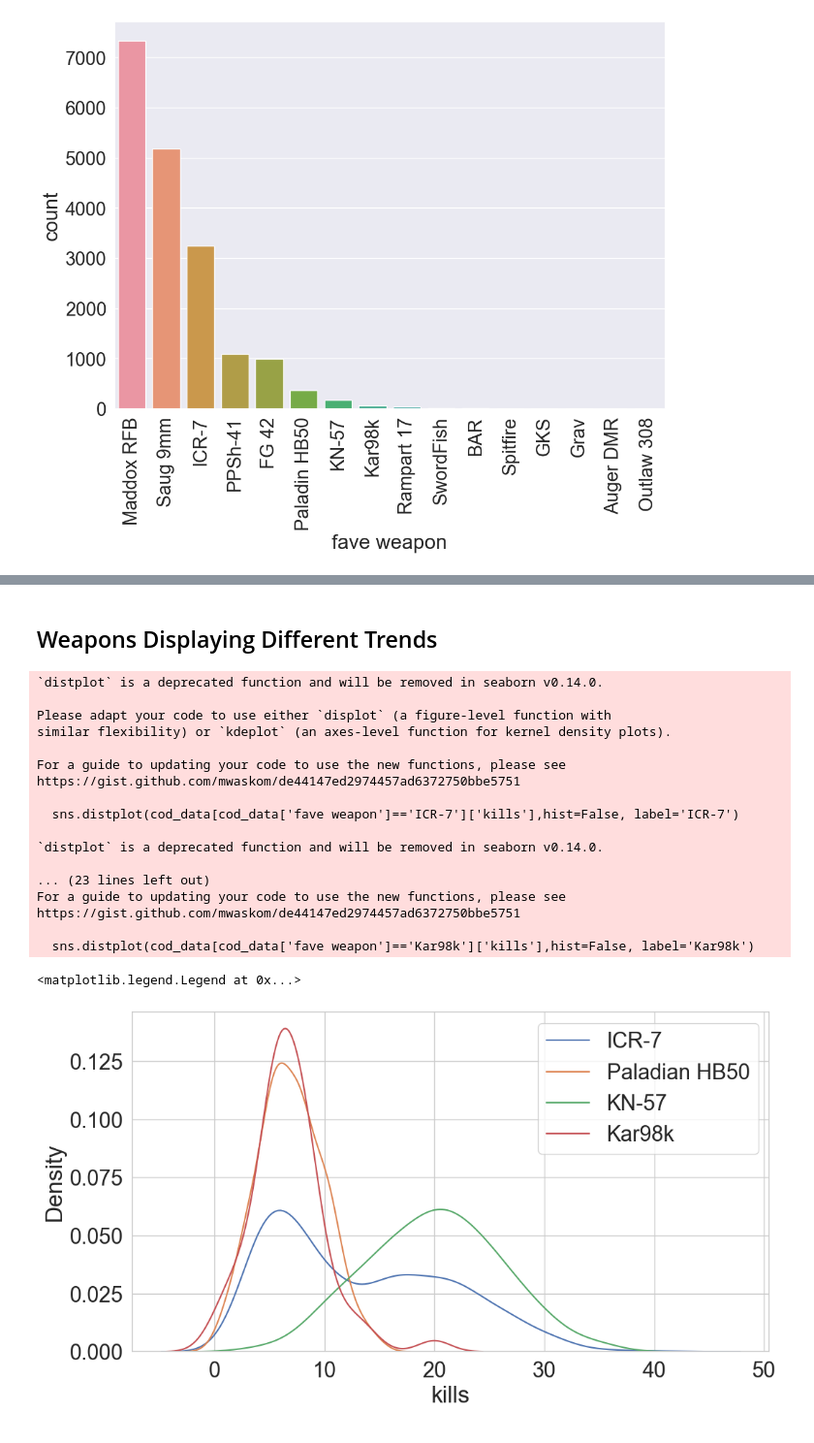
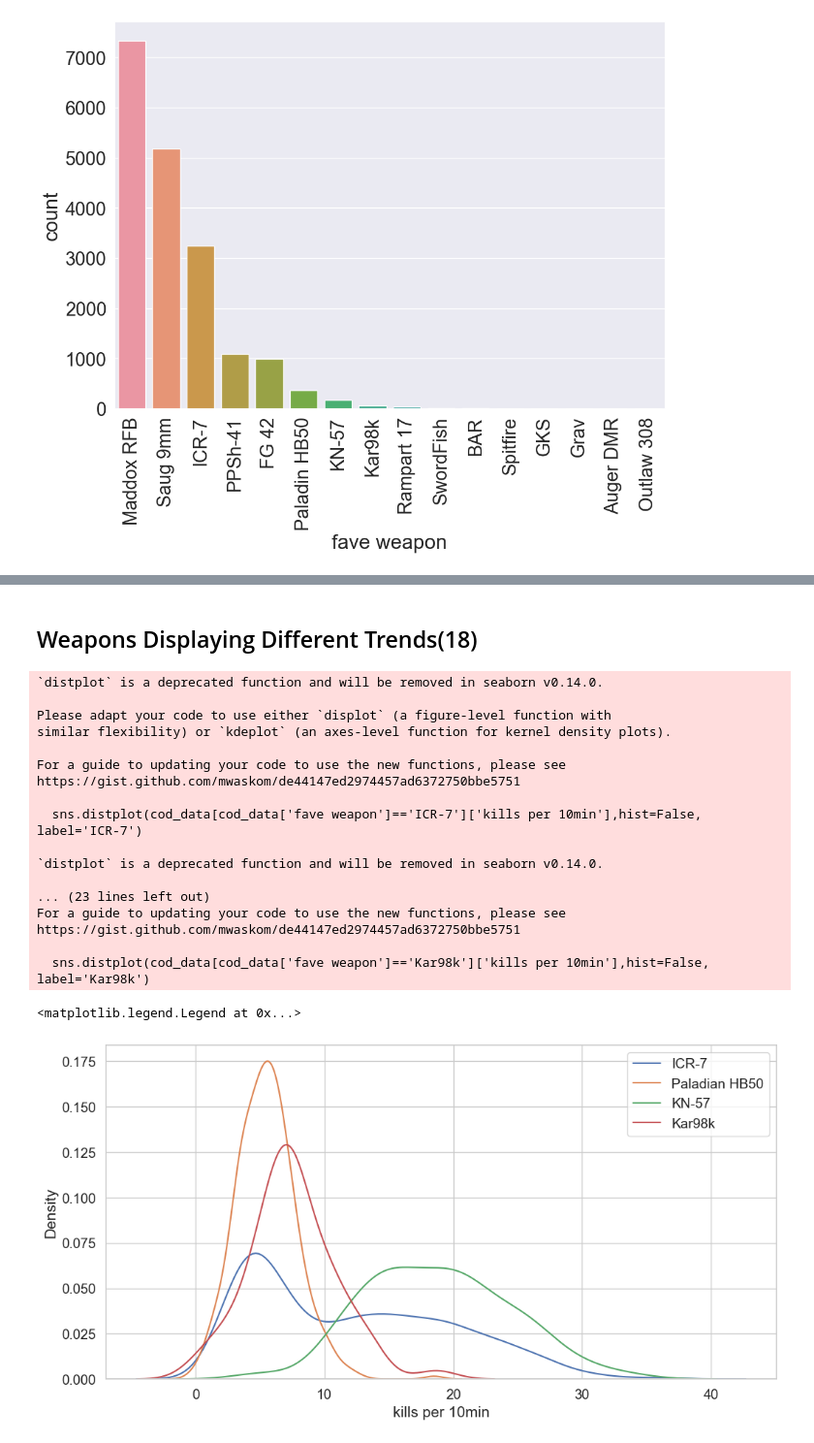
Before and after one commit to wavyvone/COD_Analysis, a Jupyter notebook: cod_analysis.ipynb, the cells around one changed output, grey strips where cells are left out. Shown at 97% size. Saved outputs shown, nothing was run; the diff lists cells and outputs as text; code cells hidden in the pictures.

```diff
--- a/cod_analysis.ipynb
+++ b/cod_analysis.ipynb
@@ -195,15 +182,13 @@ plt.xticks(rotation=90)
 # %%
-sns.set(rc={'figure.figsize':(11.7,6.27)}, font_scale=2)
-sns.set_style("whitegrid")
-sns.distplot(cod_data[cod_data['fave weapon']=='Maddox RFB']['kills'],hist=False, label='Maddox RFB')
-sns.distplot(cod_data[cod_data['fave weapon']=='Saug 9mm']['kills'],hist=False, label='Saug 9mm')
-sns.distplot(cod_data[cod_data['fave weapon']=='ICR-7']['kills'],hist=False, label='ICR-7')
-sns.distplot(cod_data[cod_data['fave weapon']=='PPSh-41']['kills'],hist=False, label='PPsh-41')
-sns.distplot(cod_data[cod_data['fave weapon']=='FG 42']['kills'],hist=False, label='FG 42')
-sns.distplot(cod_data[cod_data['fave weapon']=='Paladin HB50']['kills'],hist=False, label='Paladian HB50')
-sns.distplot(cod_data[cod_data['fave weapon']=='KN-57']['kills'],hist=False, label='KN-57')
-sns.distplot(cod_data[cod_data['fave weapon']=='Kar98k']['kills'],hist=False, label='Kar98k')
-
+sns.set(style = "whitegrid", font_scale=1.25, rc={'figure.figsize':(12,6)})
+sns.distplot(cod_data[cod_data['fave weapon']=='Maddox RFB']['kills per 10min'],hist=False, label='Maddox RFB')
+sns.distplot(cod_data[cod_data['fave weapon']=='Saug 9mm']['kills per 10min'],hist=False, label='Saug 9mm')
+sns.distplot(cod_data[cod_data['fave weapon']=='ICR-7']['kills per 10min'],hist=False, label='ICR-7')
+sns.distplot(cod_data[cod_data['fave weapon']=='PPSh-41']['kills per 10min'],hist=False, label='PPsh-41')
+sns.distplot(cod_data[cod_data['fave weapon']=='FG 42']['kills per 10min'],hist=False, label='FG 42')
+sns.distplot(cod_data[cod_data['fave weapon']=='Paladin HB50']['kills per 10min'],hist=False, label='Paladian HB50')
+sns.distplot(cod_data[cod_data['fave weapon']=='KN-57']['kills per 10min'],hist=False, label='KN-57')
+sns.distplot(cod_data[cod_data['fave weapon']=='Kar98k']['kills per 10min'],hist=False, label='Kar98k')
 plt.legend()
 # %% [output]
 `distplot` is a deprecated function and will be removed in seaborn v0.14.0.
@@ -230,11 +215,9 @@ https://gist.github.com/mwaskom/de44147ed2974457ad6372750bbe5751
 # %%
-sns.set(rc={'figure.figsize':(11.7,6.27)}, font_scale=2)
-sns.set_style("whitegrid")
-sns.distplot(cod_data[cod_data['fave weapon']=='Maddox RFB']['kills'],hist=False, label='Maddox RFB')
-sns.distplot(cod_data[cod_data['fave weapon']=='Saug 9mm']['kills'],hist=False, label='Saug 9mm')
-sns.distplot(cod_data[cod_data['fave weapon']=='PPSh-41']['kills'],hist=False, label='PPsh-41')
-sns.distplot(cod_data[cod_data['fave weapon']=='FG 42']['kills'],hist=False, label='FG 42')
-
+sns.set(style = "whitegrid", font_scale=1.25, rc={'figure.figsize':(12,6)})
+sns.distplot(cod_data[cod_data['fave weapon']=='Maddox RFB']['kills per 10min'],hist=False, label='Maddox RFB')
+sns.distplot(cod_data[cod_data['fave weapon']=='Saug 9mm']['kills per 10min'],hist=False, label='Saug 9mm')
+sns.distplot(cod_data[cod_data['fave weapon']=='PPSh-41']['kills per 10min'],hist=False, label='PPsh-41')
+sns.distplot(cod_data[cod_data['fave weapon']=='FG 42']['kills per 10min'],hist=False, label='FG 42')
 plt.legend()
 # %% [output]
 `distplot` is a deprecated function and will be removed in seaborn v0.14.0.
@@ -259,31 +242,29 @@ https://gist.github.com/mwaskom/de44147ed2974457ad6372750bbe5751
 # %% [markdown]
-## Weapons Displaying Different Trends
+## Weapons Displaying Different Trends(18)
 # %%
-sns.set(rc={'figure.figsize':(11.7,6.27)}, font_scale=2)
-sns.set_style("whitegrid")
-sns.distplot(cod_data[cod_data['fave weapon']=='ICR-7']['kills'],hist=False, label='ICR-7')
-sns.distplot(cod_data[cod_data['fave weapon']=='Paladin HB50']['kills'],hist=False, label='Paladian HB50')
-sns.distplot(cod_data[cod_data['fave weapon']=='KN-57']['kills'],hist=False, label='KN-57')
-sns.distplot(cod_data[cod_data['fave weapon']=='Kar98k']['kills'],hist=False, label='Kar98k')
-
+sns.set(style = "whitegrid", font_scale=1.25, rc={'figure.figsize':(12,6)})
+sns.distplot(cod_data[cod_data['fave weapon']=='ICR-7']['kills per 10min'],hist=False, label='ICR-7')
+sns.distplot(cod_data[cod_data['fave weapon']=='Paladin HB50']['kills per 10min'],hist=False, label='Paladian HB50')
+sns.distplot(cod_data[cod_data['fave weapon']=='KN-57']['kills per 10min'],hist=False, label='KN-57')
+sns.distplot(cod_data[cod_data['fave weapon']=='Kar98k']['kills per 10min'],hist=False, label='Kar98k')
 plt.legend()
 # %% [output]
 `distplot` is a deprecated function and will be removed in seaborn v0.14.0.
 
 Please adapt your code to use either `displot` (a figure-level function with
 similar flexibility) or `kdeplot` (an axes-level function for kernel density plots).
 
 For a guide to updating your code to use the new functions, please see
 https://gist.github.com/mwaskom/de44147ed2974457ad6372750bbe5751
 
-  sns.distplot(cod_data[cod_data['fave weapon']=='ICR-7']['kills'],hist=False, label='ICR-7')
+  sns.distplot(cod_data[cod_data['fave weapon']=='ICR-7']['kills per 10min'],hist=False, label='ICR-7')
 
 `distplot` is a deprecated function and will be removed in seaborn v0.14.0.
 
 ... (23 lines left out)
 For a guide to updating your code to use the new functions, please see
 https://gist.github.com/mwaskom/de44147ed2974457ad6372750bbe5751
 
-  sns.distplot(cod_data[cod_data['fave weapon']=='Kar98k']['kills'],hist=False, label='Kar98k')
+  sns.distplot(cod_data[cod_data['fave weapon']=='Kar98k']['kills per 10min'],hist=False, label='Kar98k')
 <matplotlib.legend.Legend at 0x...>
-[figure, old version]
+[figure, new version]
```
Also changed, not shown: parts of 35 cells of this notebook.
